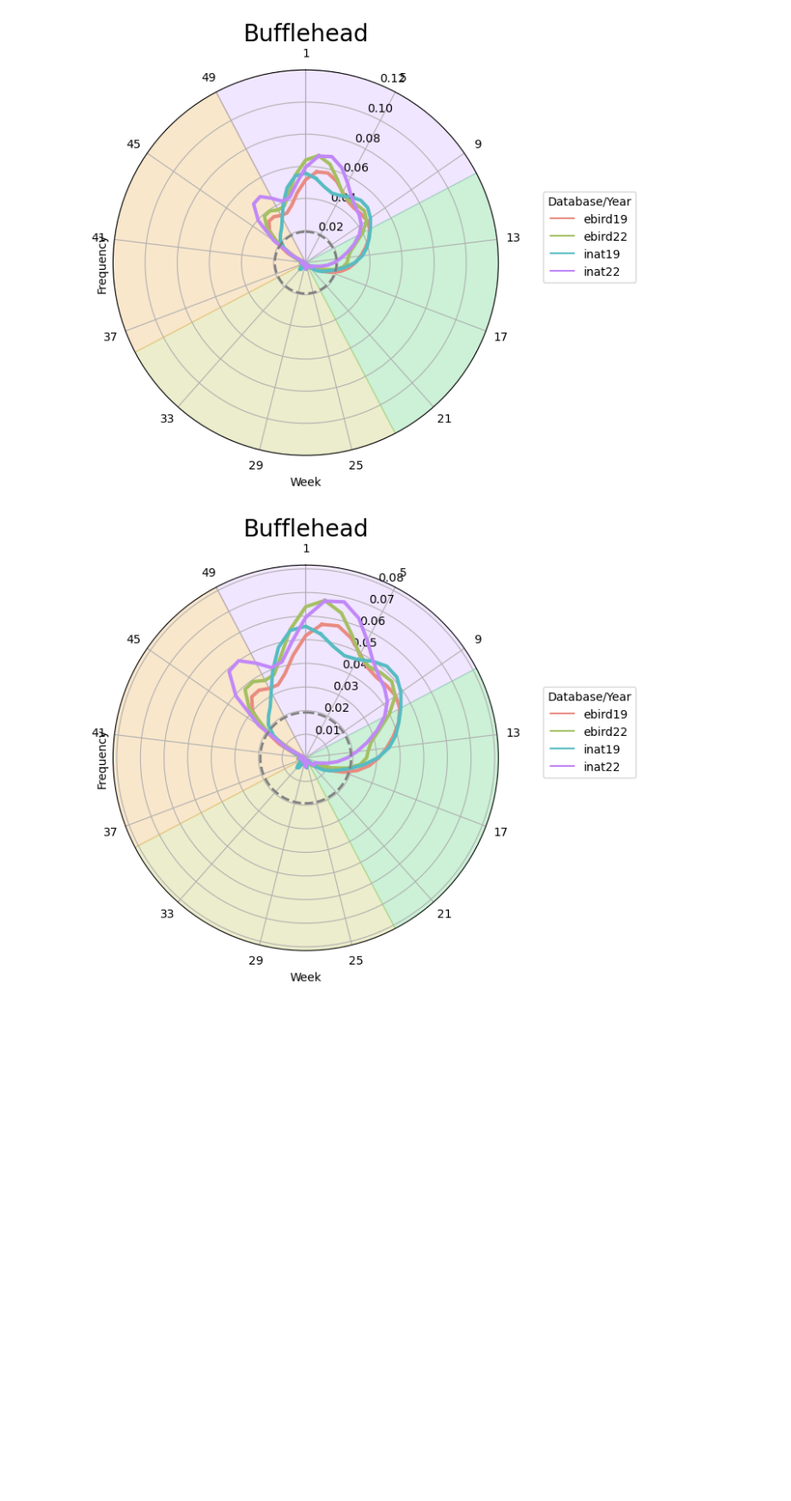
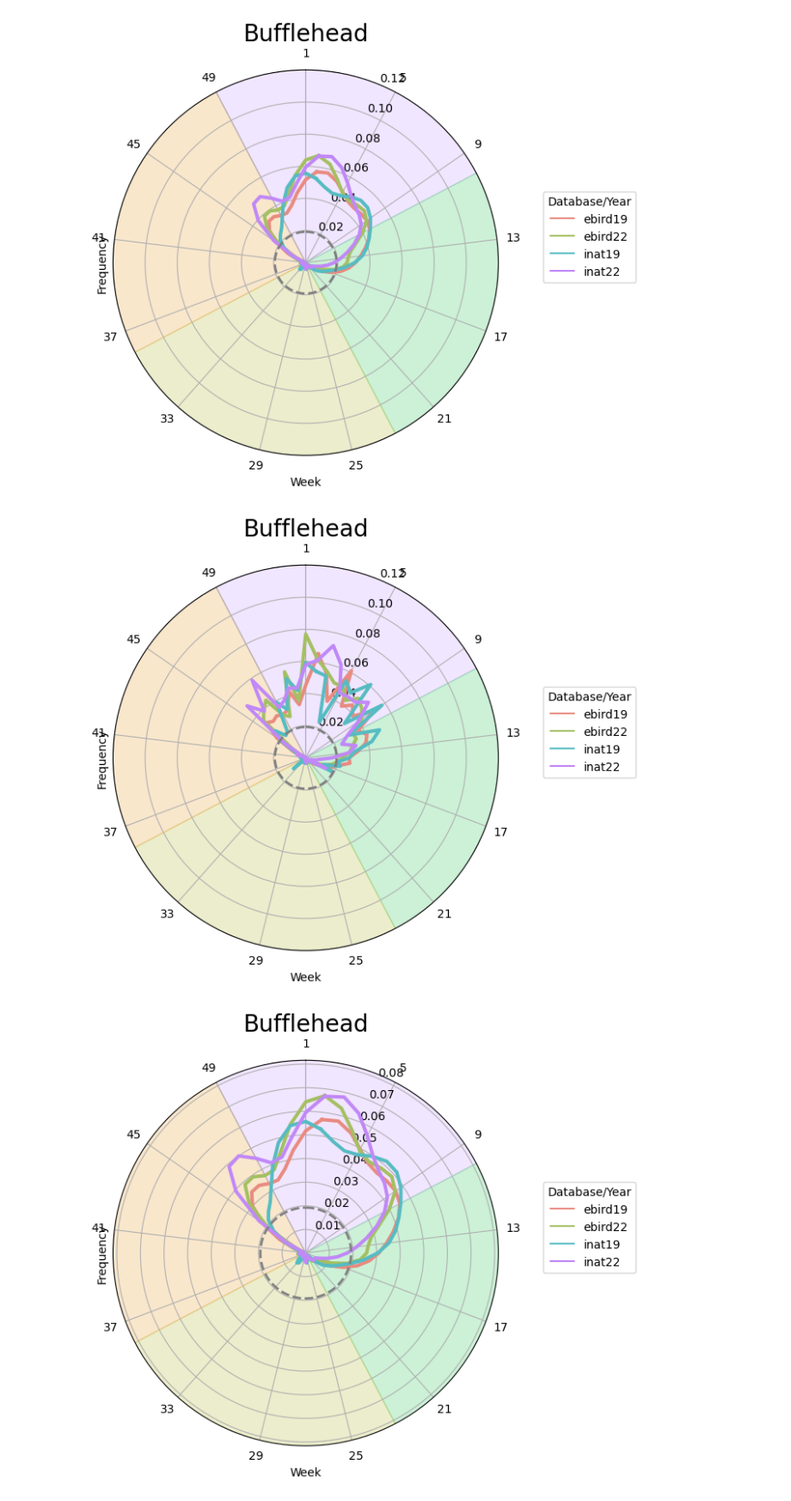
Before and after one commit to codycarroll/birds_dash, a Jupyter notebook: r_to_python.ipynb, the cells around one changed output. Shown at 86% size. Drawn from its saved outputs; the diff is of its cells as text; code cells hidden in the pictures; blank space fills up the shorter version.

```diff
--- a/r_to_python.ipynb
+++ b/r_to_python.ipynb
@@ -193,6 +213,16 @@ allbirdsrel_smoothed_long = pd.concat([ebird19rel_smoothed_long,
                                        inat19rel_smoothed_long,
                                        inat22rel_smoothed_long],
                                       ignore_index=True)
+# %%
+ebird19rel_long = make_long(ebird19rel)
+ebird22rel_long = make_long(ebird22rel)
+inat19rel_long = make_long(inat19rel)
+inat22rel_long = make_long(inat22rel)
+allbirdsrel_long = pd.concat([ebird19rel_long,
+                                       ebird22rel_long,
+                                       inat19rel_long,
+                                       inat22rel_long],
+                                      ignore_index=True)
 # %%
 allbirdsrel_smoothed_long.head(5)
 # %% [output]
@@ -207,10 +237,10 @@ allbirdsrel_smoothed_long.head(5)
 # %% [markdown]
 #### 2.1 Individual Plots
 # %%
-def ggcirc(i, circular=False, scalefix=False):
+def ggcirc(bird_df, i, circular=False, scalefix=False):
     # Filter the DataFrame for the selected bird ID
     bird_id = birdids[i]
-    df_filtered = allbirdsrel_smoothed_long[allbirdsrel_smoothed_long['AVIBASEID'] == bird_id].copy()
+    df_filtered = bird_df[bird_df['AVIBASEID'] == bird_id].copy()
 
     # Match bird ID to common name
     common_name = bird_dict[bird_id]
@@ -299,5 +329,9 @@ ggcirc(9, circular=True, scalefix=True)
 # %% [output]
 [figure]
+# %%
+ggcirc(allbirdsrel_long, 9, circular=True, scalefix=True)
+# %% [output]
+[figure, added]
 # %%
 # Example usage:
 ggcirc(9, circular=True, scalefix=False)
```
Also changed, not shown: parts of 2 cells of this notebook, 36 other files.
